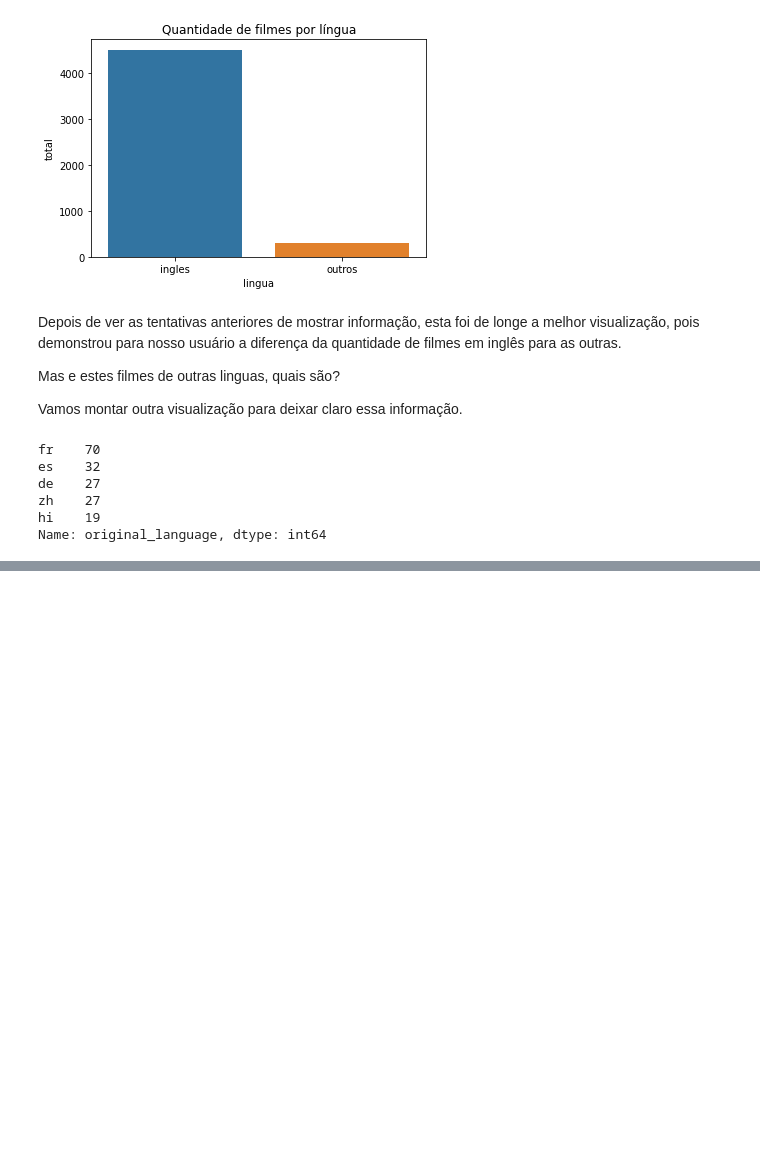
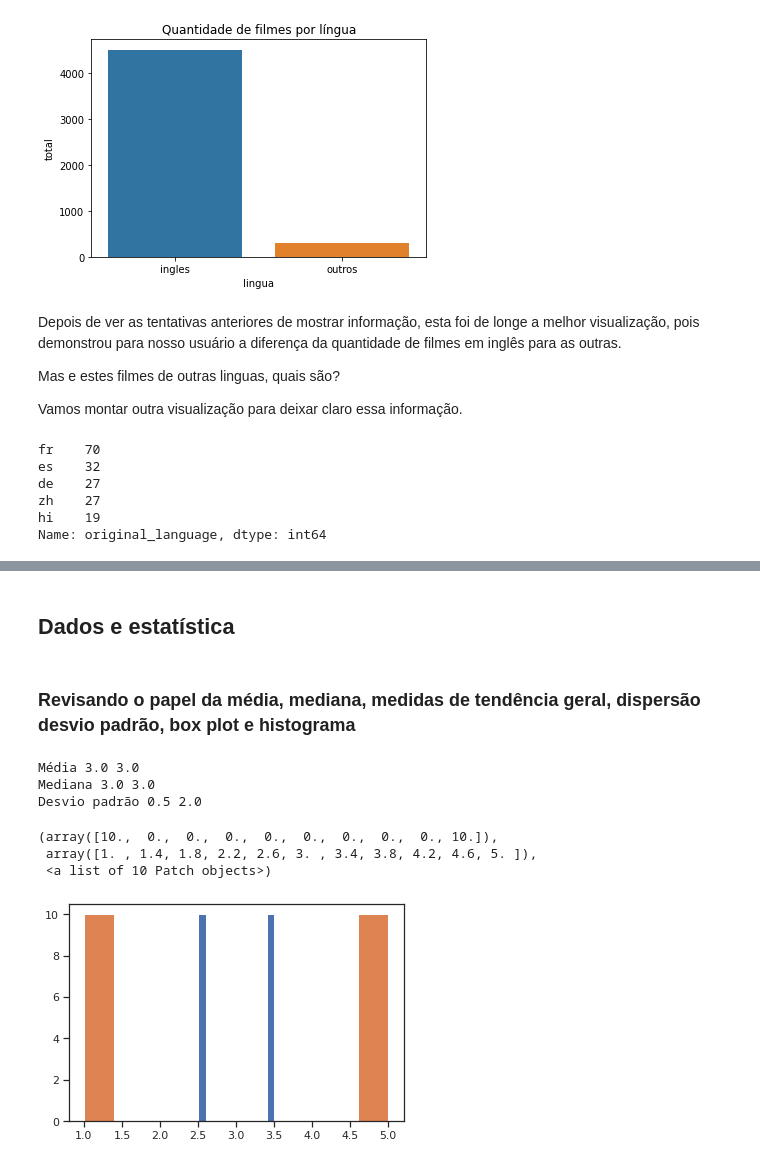
Before and after one commit to laurivansareta/introducao-a-data-science, a Jupyter notebook: Introdução_a_Data_Science.ipynb, the cells around one changed output, grey strips where cells are left out. Cells and saved outputs as stored; diff of their text form; code cells hidden in the pictures; blank space fills up the shorter version.

Commit message:
[Atividade 02] - Média, mediana, desvio padrão, boxplot, histograma, tendência central e dispersão, como tudo isso se encaixa

```diff
--- a/Introdução_a_Data_Science.ipynb
+++ b/Introdução_a_Data_Science.ipynb
@@ -453,0 +454,2 @@ sns.catplot(x="original_language",
+# %% [markdown]
+## Dados e estatística
@@ -453,0 +458,21 @@ sns.catplot(x="original_language",
+# %% [markdown]
+### Revisando o papel da média, mediana, medidas de tendência geral, dispersão desvio padrão, box plot e histograma
+# %%
+filme1 = np.append(np.array([2.5] * 10), np.array([3.5] * 10))
+filme2 = np.append(np.array([5] * 10), np.array([1] * 10))
+# %%
+print("Média", filme1.mean(), filme2.mean())
+print("Mediana", np.median(filme1), np.median(filme2))
+print("Desvio padrão", filme1.std(), filme2.std())
+# %% [output]
+Média 3.0 3.0
+Mediana 3.0 3.0
+Desvio padrão 0.5 2.0
+# %%
+plt.hist(filme1)
+plt.hist(filme2)
+# %% [output]
+(array([10.,  0.,  0.,  0.,  0.,  0.,  0.,  0.,  0., 10.]),
+ array([1. , 1.4, 1.8, 2.2, 2.6, 3. , 3.4, 3.8, 4.2, 4.6, 5. ]),
+ <a list of 10 Patch objects>)
+[figure, added]
```
Also changed, not shown: parts of 18 cells of this notebook.
